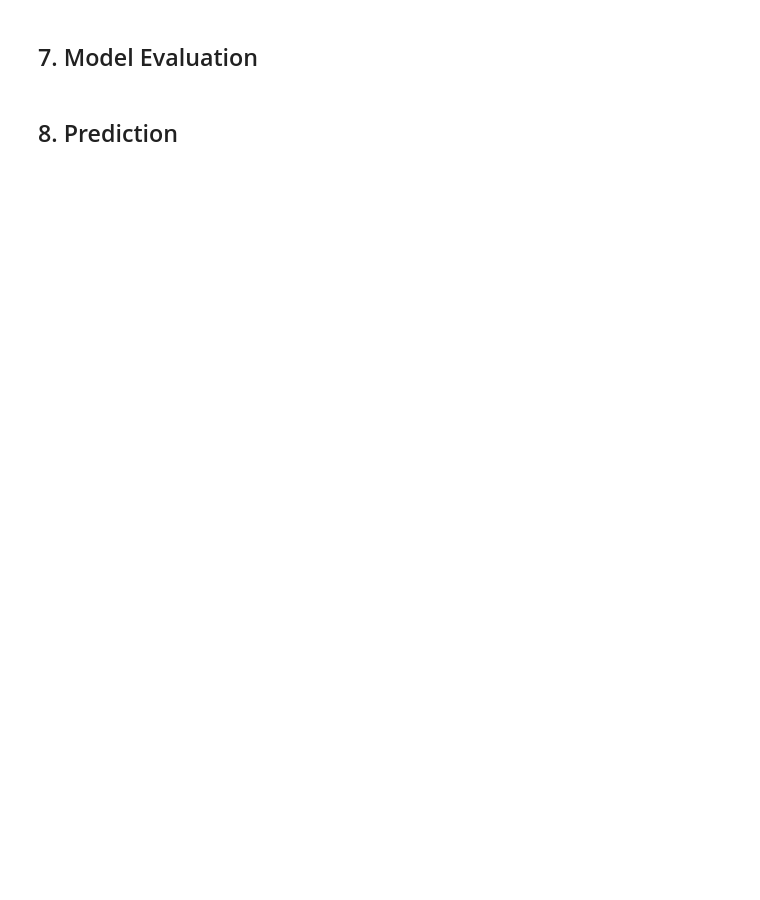
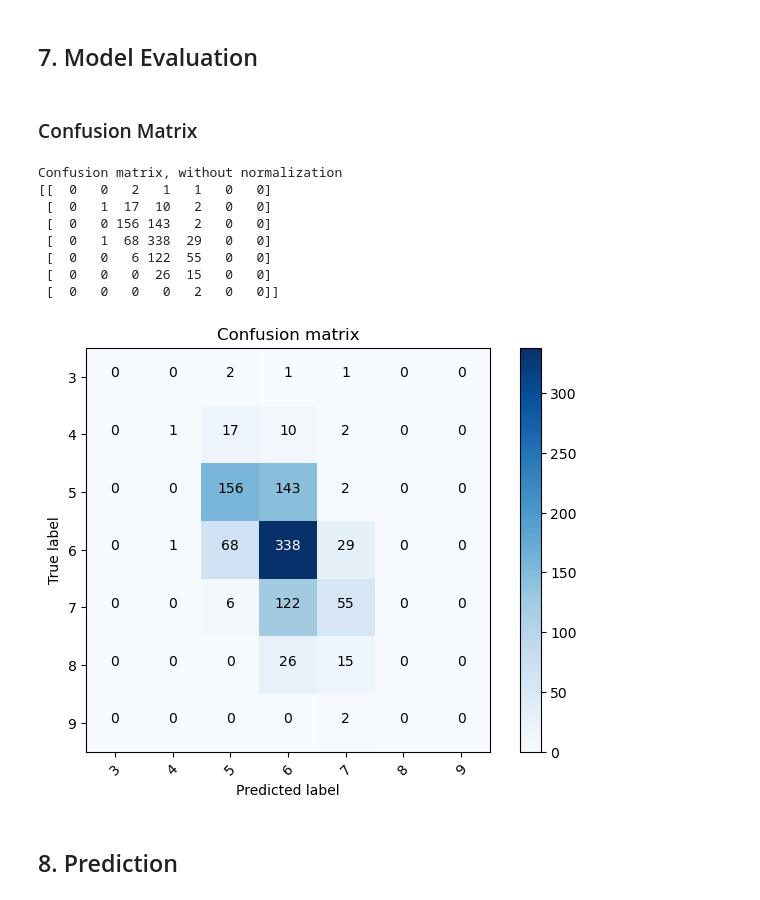
Before and after one commit to GoogleCloudPlatform/ai-ml-recipes, a Jupyter notebook: classification/logistic_regression/wine_quality_classification_mlr.ipynb, the cells around one changed output. Saved outputs shown, nothing was run; the diff lists cells and outputs as text; code cells hidden in the pictures; blank space fills up the shorter version.

```diff
--- a/classification/logistic_regression/wine_quality_classification_mlr.ipynb
+++ b/classification/logistic_regression/wine_quality_classification_mlr.ipynb
@@ -366,0 +395,6 @@ only showing top 20 rows
+# %%
+from pyspark.sql import Row
+from pyspark.ml.linalg import Vectors
+
+df_vec= df.rdd.map(lambda x:(Vectors.dense(x[0:-1]), x[-1])).toDF(["vectorized_features", "label"])
+df_vec.show(2)
@@ -390,3 +455,5 @@ In addition to multinomial logistic regression, there are a number of other mode
 # %%
 # Split training and test data
-training, test = df.randomSplit([0.8, 0.2])
+training, test = scaler_df.randomSplit([0.8, 0.2])
+
+print ("training instances", training.count(), "test instances", test.count())
@@ -423,10 +464,14 @@ only showing top 20 rows
 # %%
 from pyspark.ml.classification import LogisticRegression
 
-lr = LogisticRegression(regParam=0.3, elasticNetParam=0.1, family="multinomial")
+lr = LogisticRegression(
+    family="multinomial",
+    featuresCol = 'features',
+    labelCol = 'label'
+)
 
 # Fit the model
-lrModel = lr.fit(training_data)
+lrModel = lr.fit(training)
 
 # Print the coefficients and intercept for multinomial logistic regression
 print("Coefficients: \n" + str(lrModel.coefficientMatrix))
@@ -492,2 +537,6 @@ Recall: 0.4910348360655738
 # %% [markdown]
 ## 7. Model Evaluation
+# %%
+predictions = lrModel.transform(test)
+# %% [markdown]
+### Confusion Matrix
@@ -494,2 +577,36 @@ Recall: 0.4910348360655738
+# %%
+from sklearn.metrics import confusion_matrix
+import numpy as np
+
+y_true = predictions.select("label")
+y_true = y_true.toPandas()
+
+y_pred = predictions.select("prediction")
+y_pred = y_pred.toPandas()
+
+cnf_matrix = confusion_matrix(
+    y_true,
+    y_pred,
+    labels=class_names
+)
+
+plt.figure()
+plot_confusion_matrix(
+    cnf_matrix,
+    classes=class_names,
+    title='Confusion matrix'
+)
+
+plt.show()
+# %% [output]
+Confusion matrix, without normalization
+[[  0   0   2   1   1   0   0]
+ [  0   1  17  10   2   0   0]
+ [  0   0 156 143   2   0   0]
+ [  0   1  68 338  29   0   0]
+ [  0   0   6 122  55   0   0]
+ [  0   0   0  26  15   0   0]
+ [  0   0   0   0   2   0   0]]
+[figure, added]
 # %% [markdown]
 ## 8. Prediction
```
Also changed, not shown: parts of 25 cells of this notebook.
